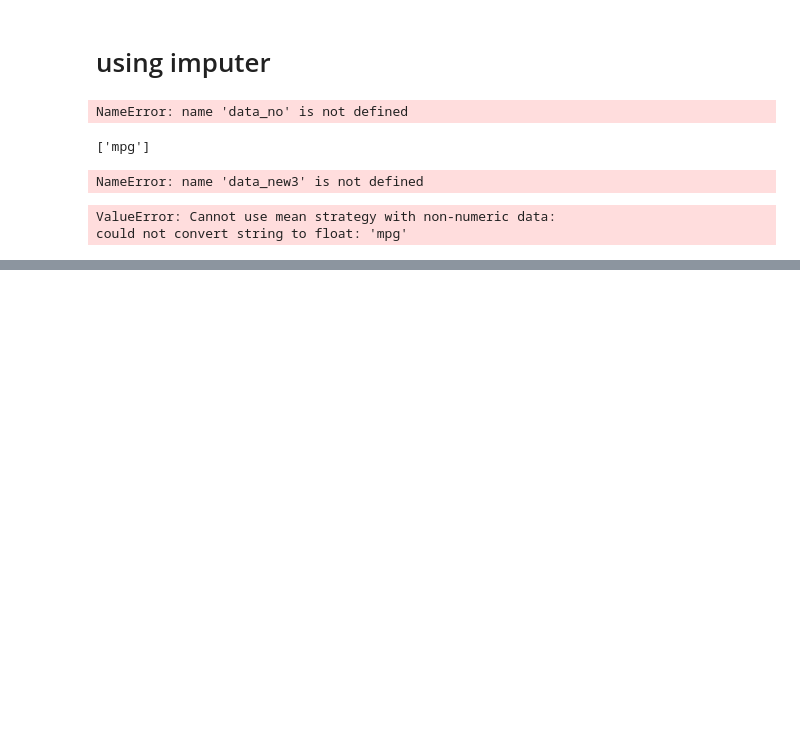
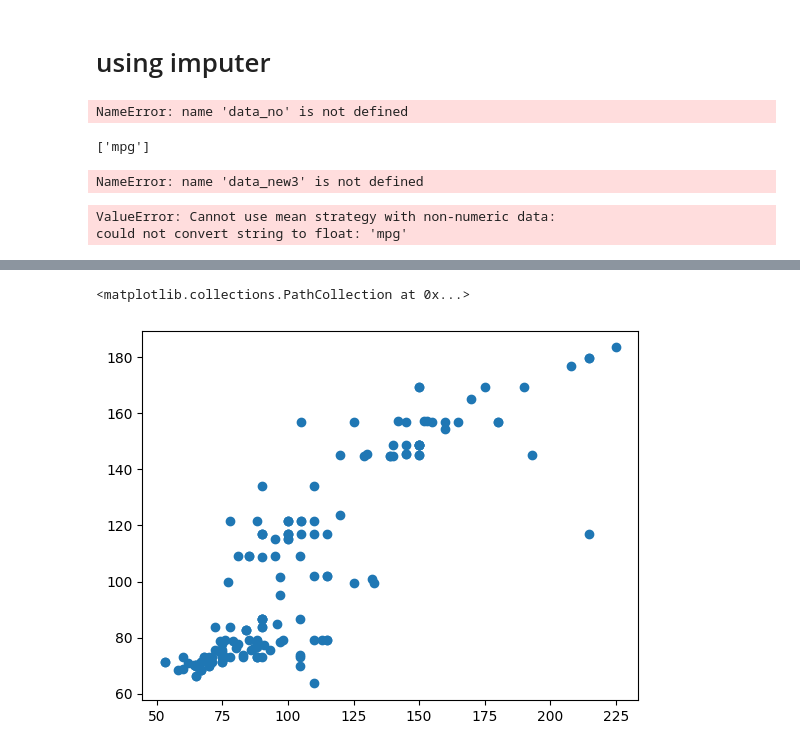
Before and after one commit to nayanraut1412/ML_Practicals, a Jupyter notebook: Practical_3/sample-1.ipynb, the cells around one changed output, grey strips where cells are left out. Drawn from its saved outputs; the diff is of its cells as text; code cells hidden in the pictures; blank space fills up the shorter version.

```diff
--- a/Practical_3/sample-1.ipynb
+++ b/Practical_3/sample-1.ipynb
@@ -560,0 +596,3 @@ could not convert string to float: 'mpg'
+# %%
+X = d.iloc[:,2:4]
+Y = d.iloc[:,4:5]
@@ -560,0 +610,9 @@ could not convert string to float: 'mpg'
+# %%
+
+# Replace null values in the 'cylinders' column with a specific value
+X['cylinders'] = X['cylinders'].fillna(value=5.458438)
+
+# Replace null values in the 'displacement' column with a different value
+X['displacement'] = X['displacement'].fillna(value=192.393130)
+# %%
+Y=Y.fillna(104.524297)
@@ -560,0 +633,3 @@ could not convert string to float: 'mpg'
+# %%
+from sklearn.model_selection import train_test_split
+X_train, X_test, Y_train, Y_test = train_test_split(X, Y, test_size=0.4, random_state=2)
@@ -560,0 +656,10 @@ could not convert string to float: 'mpg'
+# %%
+from sklearn import linear_model
+lr = linear_model.LinearRegression()
+lr.fit(X_train,Y_train)
+Y_pred = lr.predict(X_test)
+Y_pred
+plt.scatter(Y_test,Y_pred)
+# %% [output]
+<matplotlib.collections.PathCollection at 0x...>
+[figure, added]
```
Also changed, not shown: parts of 19 cells of this notebook, 1 other file.
